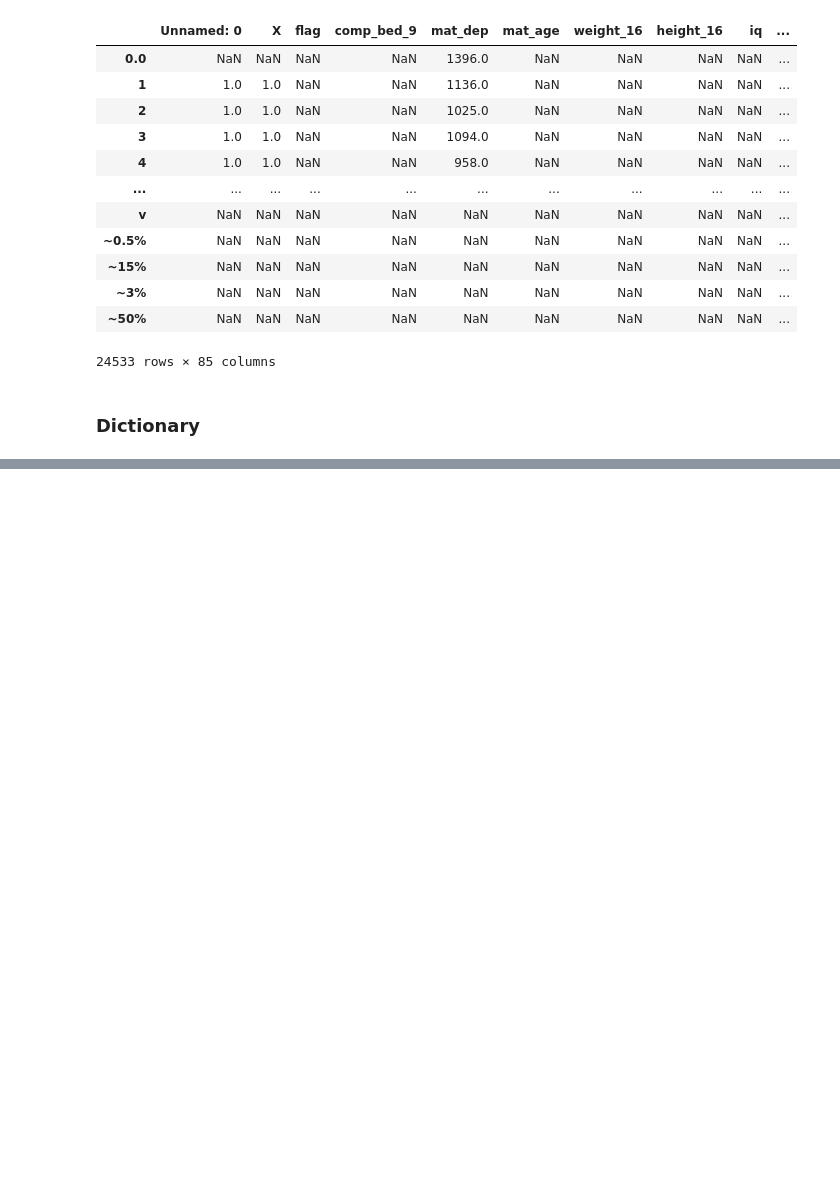
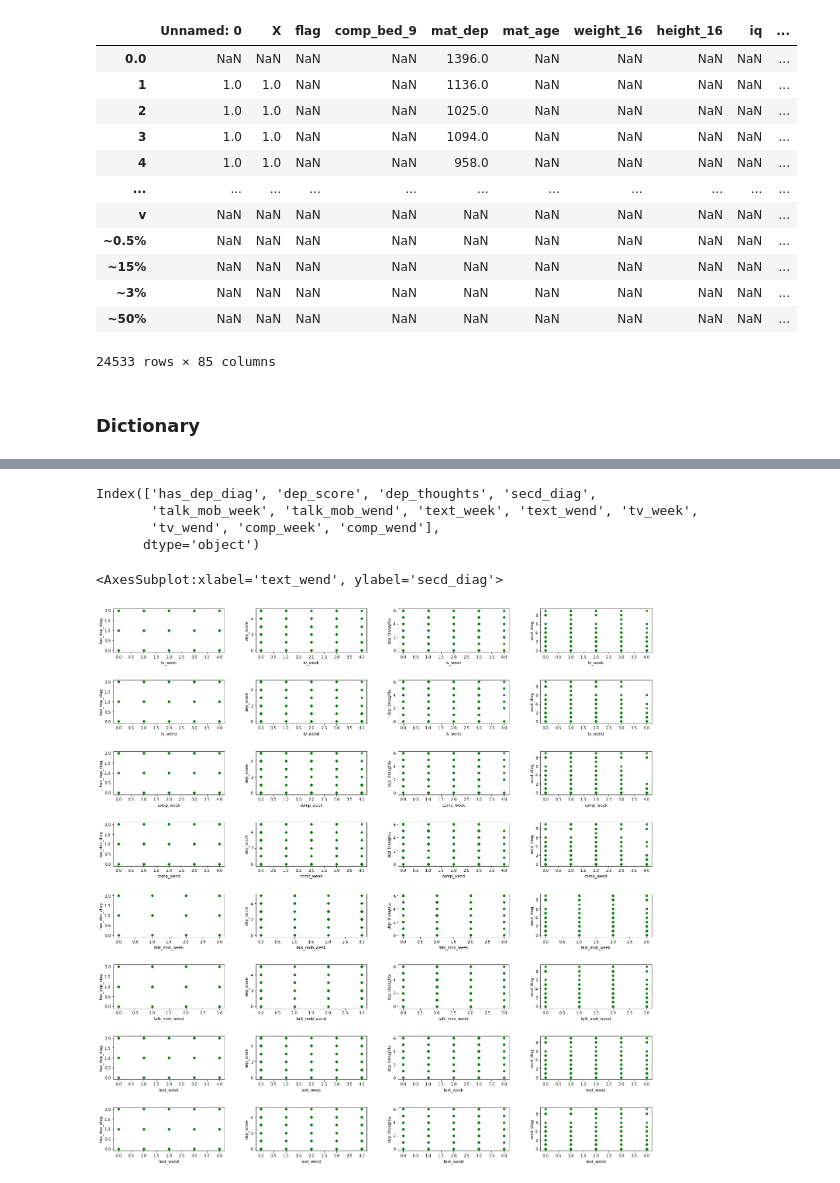
Before and after one commit to phillipSloan/applied-data-science, a Jupyter notebook: personal-notebooks/data-exploration-isabella.ipynb, the cells around one changed output, grey strips where cells are left out. Saved outputs shown, nothing was run; the diff lists cells and outputs as text; code cells hidden in the pictures; blank space fills up the shorter version.

```diff
--- a/personal-notebooks/data-exploration-isabella.ipynb
+++ b/personal-notebooks/data-exploration-isabella.ipynb
@@ -215,0 +333,69 @@ Index(['Variable Name', 'Variable ALSPAC Name', 'Variable Description',
+# %%
+#translate to numerical values
+#for options https://pbpython.com/categorical-encoding.html
+#one hot best for learning alg and to avoid that category 4 is 4x category 1!
+
+# replace nan with -1 -> to keep them recognisable
+df_raw = df_raw.fillna(-1)
+
+# make all columns a category -> even the numerical ones as they are not continous numbers
+df_raw = df_raw.astype('category')
+# use pd's codes to make them numeric -> -1 disappears this way
+df = df_raw.apply(lambda x: x.cat.codes)
+df.columns
+# %% [output]
+Index(['has_dep_diag', 'dep_score', 'dep_thoughts', 'secd_diag',
+       'talk_mob_week', 'talk_mob_wend', 'text_week', 'text_wend', 'tv_week',
+       'tv_wend', 'comp_week', 'comp_wend'],
+      dtype='object')
+# %%
+#plot
+import matplotlib.pyplot as plt
+plt.rcParams["figure.figsize"] = [20, 20]
+
+fig, axes = plt.subplots(nrows=8, ncols=4)
+fig.tight_layout(h_pad=5, w_pad=5)
+
+
+#has dep
+df.plot(kind='scatter', x='tv_week',y='has_dep_diag',color = 'Green', ax=axes[0,0])
+df.plot(kind='scatter', x='tv_wend',y='has_dep_diag',color = 'Green', ax=axes[1,0])
+df.plot(kind='scatter', x='comp_week',y='has_dep_diag',color = 'Green', ax=axes[2,0])
+df.plot(kind='scatter', x='comp_wend',y='has_dep_diag',color = 'Green', ax=axes[3,0])
+df.plot(kind='scatter', x='talk_mob_week',y='has_dep_diag',color = 'Green', ax=axes[4,0])
+df.plot(kind='scatter', x='talk_mob_wend',y='has_dep_diag',color = 'Green', ax=axes[5,0])
+df.plot(kind='scatter', x='text_week',y='has_dep_diag',color = 'Green', ax=axes[6,0])
+df.plot(kind='scatter', x='text_wend',y='has_dep_diag',color = 'Green', ax=axes[7,0])
+
+#dep_score
+df.plot(kind='scatter', x='tv_week',y='dep_score',color = 'Green', ax=axes[0,1])
+df.plot(kind='scatter', x='tv_wend',y='dep_score',color = 'Green', ax=axes[1,1])
+df.plot(kind='scatter', x='comp_week',y='dep_score',color = 'Green', ax=axes[2,1])
+df.plot(kind='scatter', x='comp_wend',y='dep_score',color = 'Green', ax=axes[3,1])
+df.plot(kind='scatter', x='talk_mob_week',y='dep_score',color = 'Green', ax=axes[4,1])
+df.plot(kind='scatter', x='talk_mob_wend',y='dep_score',color = 'Green', ax=axes[5,1])
+df.plot(kind='scatter', x='text_week',y='dep_score',color = 'Green', ax=axes[6,1])
+df.plot(kind='scatter', x='text_wend',y='dep_score',color = 'Green', ax=axes[7,1])
+
+#dep_thought
+df.plot(kind='scatter', x='tv_week',y='dep_thoughts',color = 'Green', ax=axes[0,2])
+df.plot(kind='scatter', x='tv_wend',y='dep_thoughts',color = 'Green', ax=axes[1,2])
+df.plot(kind='scatter', x='comp_week',y='dep_thoughts',color = 'Green', ax=axes[2,2])
+df.plot(kind='scatter', x='comp_wend',y='dep_thoughts',color = 'Green', ax=axes[3,2])
+df.plot(kind='scatter', x='talk_mob_week',y='dep_thoughts',color = 'Green', ax=axes[4,2])
+df.plot(kind='scatter', x='talk_mob_wend',y='dep_thoughts',color = 'Green', ax=axes[5,2])
+df.plot(kind='scatter', x='text_week',y='dep_thoughts',color = 'Green', ax=axes[6,2])
+df.plot(kind='scatter', x='text_wend',y='dep_thoughts',color = 'Green', ax=axes[7,2])
+
+#sec_diag
+df.plot(kind='scatter', x='tv_week',y='secd_diag',color = 'Green', ax=axes[0,3])
+df.plot(kind='scatter', x='tv_wend',y='secd_diag',color = 'Green', ax=axes[1,3])
+df.plot(kind='scatter', x='comp_week',y='secd_diag',color = 'Green', ax=axes[2,3])
+df.plot(kind='scatter', x='comp_wend',y='secd_diag',color = 'Green', ax=axes[3,3])
+df.plot(kind='scatter', x='talk_mob_week',y='secd_diag',color = 'Green', ax=axes[4,3])
+df.plot(kind='scatter', x='talk_mob_wend',y='secd_diag',color = 'Green', ax=axes[5,3])
+df.plot(kind='scatter', x='text_week',y='secd_diag',color = 'Green', ax=axes[6,3])
+df.plot(kind='scatter', x='text_wend',y='secd_diag',color = 'Green', ax=axes[7,3])
+# %% [output]
+<AxesSubplot:xlabel='text_wend', ylabel='secd_diag'>
+[figure, added]
```
Also changed, not shown: parts of 6 cells of this notebook, 1 other file.
